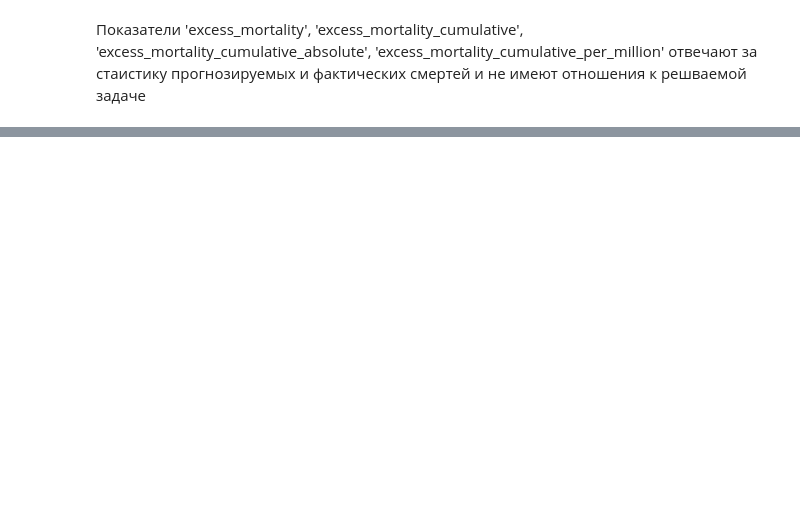
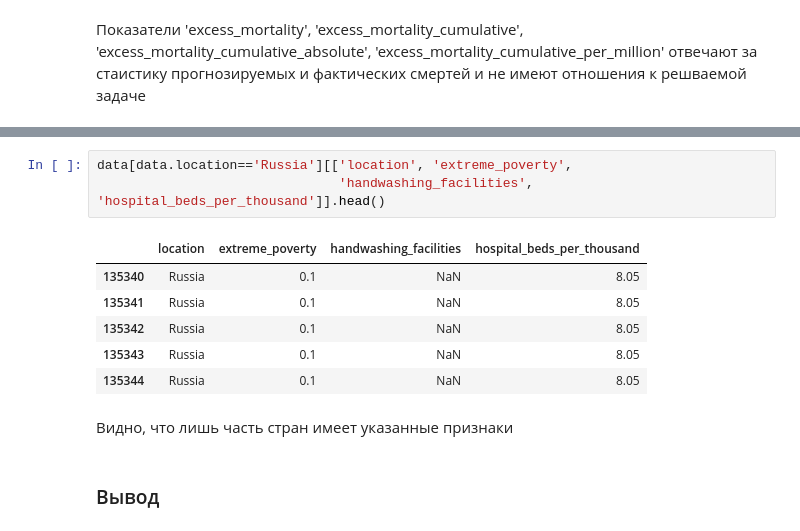
Before and after one commit to AraKchrUser/WS2022, a Jupyter notebook: project2/Session1.2.ipynb, the cells around one changed output, grey strips where cells are left out. Cells and saved outputs as stored; diff of their text form; blank space fills up the shorter version.

```diff
--- a/project2/Session1.2.ipynb
+++ b/project2/Session1.2.ipynb
@@ -109,0 +122,14 @@ sns.heatmap(data[columns].corr(), annot=True)
+# %%
+data[data.location=='Russia'][['location', 'extreme_poverty',
+                               'handwashing_facilities', 'hospital_beds_per_thousand']].head()
+# %% [output]
+|  | location | extreme_poverty | handwashing_facilities | hospital_beds_per_thousand |
+| 135340 | Russia | 0.1 | NaN | 8.05 |
+| 135341 | Russia | 0.1 | NaN | 8.05 |
+| 135342 | Russia | 0.1 | NaN | 8.05 |
+| 135343 | Russia | 0.1 | NaN | 8.05 |
+| 135344 | Russia | 0.1 | NaN | 8.05 |
+# %% [markdown]
+Видно, что лишь часть стран имеет указанные признаки
+# %% [markdown]
+### Вывод
```
Also changed, not shown: parts of 25 cells of this notebook.
